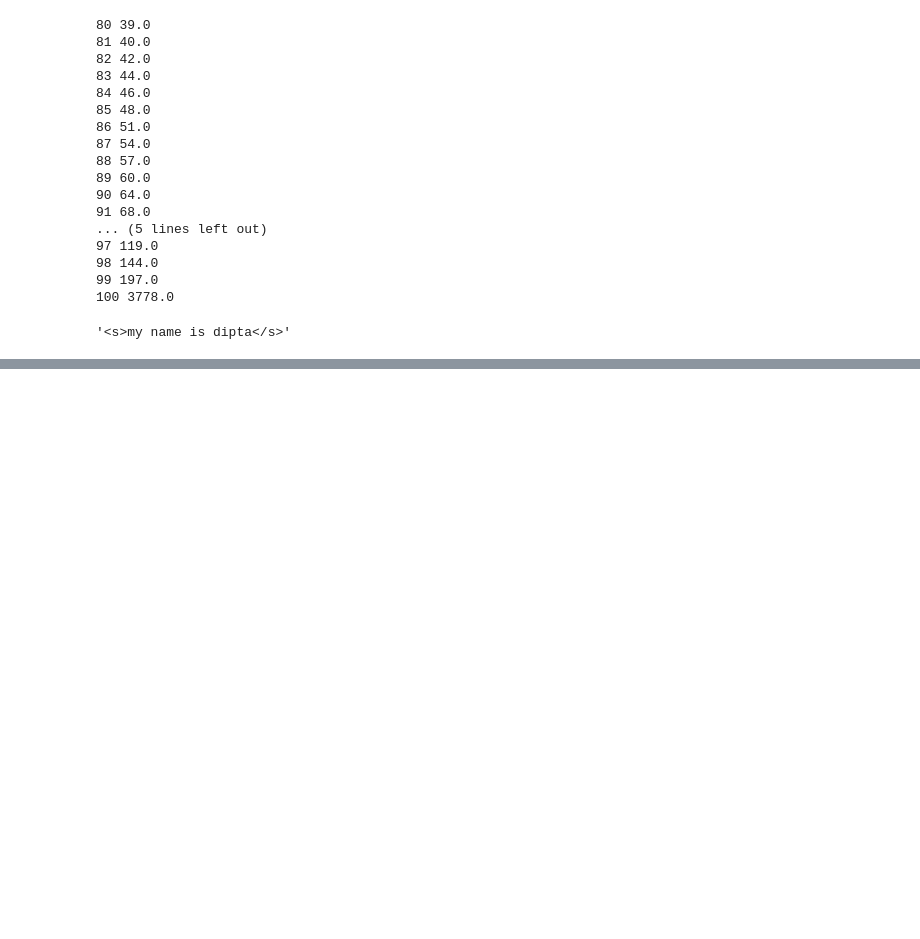
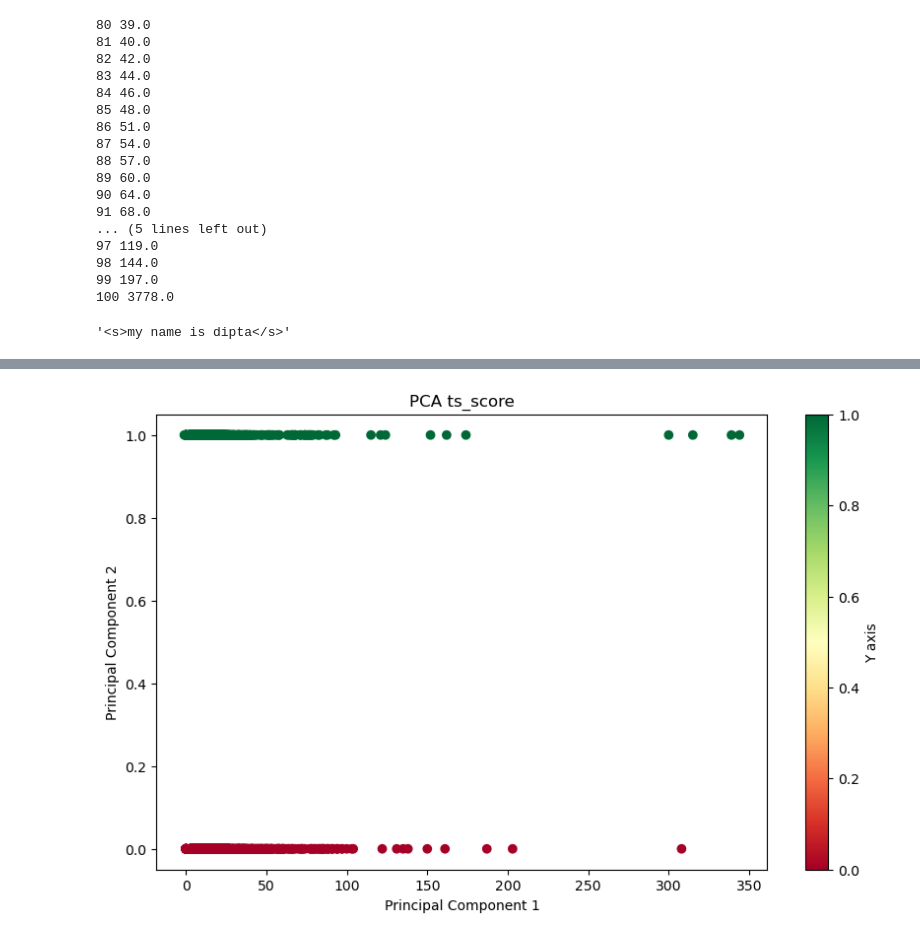
Before and after one commit to dipta007/SemEval24-Task8, a Jupyter notebook: exploration.ipynb, the cells around one changed output, grey strips where cells are left out. Drawn from its saved outputs; the diff is of its cells as text; code cells hidden in the pictures; blank space fills up the shorter version.

```diff
--- a/exploration.ipynb
+++ b/exploration.ipynb
@@ -789,0 +1073,4 @@ tokenizer.decode(tok['input_ids'])
+# %%
+%%time
+
+train_df = get_readability_features(train_df)
@@ -789,0 +1080,2 @@ tokenizer.decode(tok['input_ids'])
+# %%
+train_df['ts_score'] = train_df['text'].progress_apply(lambda txt: textstat.text_standard(txt, float_output=True))
@@ -789,0 +1161,6 @@ tokenizer.decode(tok['input_ids'])
+# %%
+for col in train_df.columns:
+    if col.endswith("_score") and col == "ts_score":
+        visualize_pca(train_df[col].to_numpy(), train_df['label'], col)
+# %% [output]
+[figure, added]
```
Also changed, not shown: parts of 70 cells of this notebook, 4 other files.
